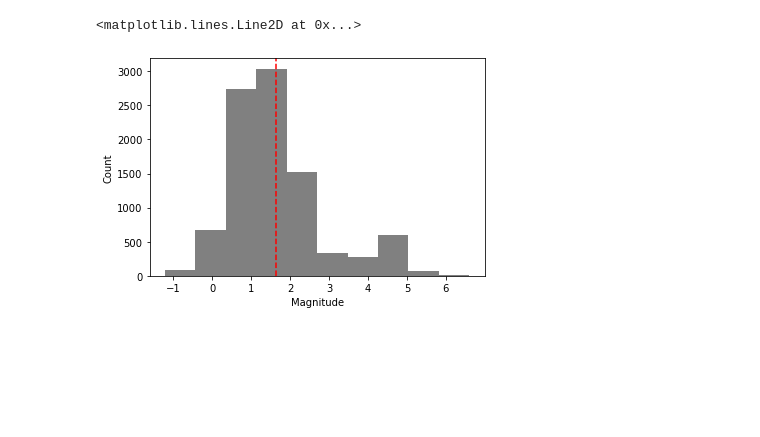
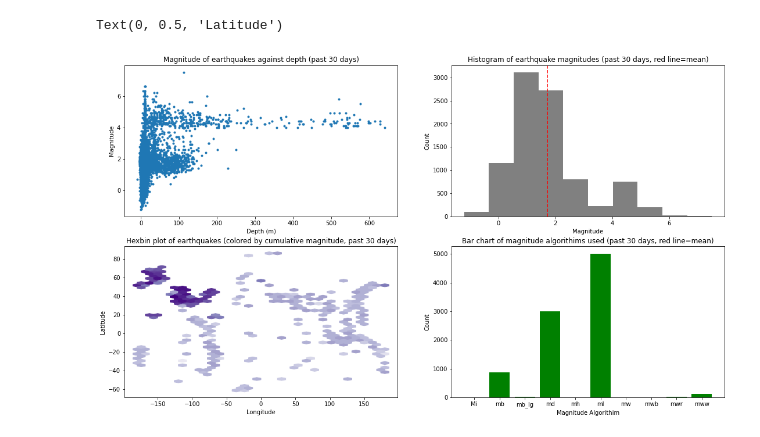
Before and after one commit to girons97/assignments, a Jupyter notebook: earthquakes_pandas/earthquakes_pandas.ipynb, the cells around one changed output. Saved outputs shown, nothing was run; the diff lists cells and outputs as text; code cells hidden in the pictures; blank space fills up the shorter version.

```diff
--- a/earthquakes_pandas/earthquakes_pandas.ipynb
+++ b/earthquakes_pandas/earthquakes_pandas.ipynb
@@ -98,8 +107,33 @@ Name: mag, dtype: float64
-# %%
-plt.hist(earthquakes['mag'], color='grey')
-plt.xlabel('Magnitude')
-plt.ylabel('Count')
-plt.axvline(earthquakes['mag'].mean(), ls='--', color='red')
-# %% [output]
-<matplotlib.lines.Line2D at 0x...>
-[figure, removed]
+# %%
+fig, axs = plt.subplots(2,2)
+fig.set_size_inches(18.5, 10.5)
+
+#Subplot 1 scatter graph of magnitude against depth
+axs[0, 0].scatter(earthquakes['depth'], earthquakes['mag'], marker='.')
+axs[0, 0].set_title('Magnitude of earthquakes against depth (past 30 days)')
+axs[0, 0].set_xlabel('Depth (m)')
+axs[0, 0].set_ylabel('Magnitude')
+
+#Subplot 2 histogram of magnitude
+axs[0, 1].hist(earthquakes['mag'], color='grey')
+axs[0, 1].set_title('Histogram of earthquake magnitudes (past 30 days, red line=mean)')
+axs[0, 1].set_xlabel('Magnitude')
+axs[0, 1].set_ylabel('Count')
+axs[0, 1].axvline(earthquakes['mag'].mean(), ls='--', color='red')
+
+#Subplot 3 bar chart of algorithims
+magtype_count = earthquakes.groupby(['magType']).size().reset_index()
+magtype_count.columns = ['Algorithim', 'Count']
+axs[1, 1].bar(magtype_count['Algorithim'], magtype_count['Count'], color='green')
+axs[1, 1].set_title('Bar chart of magnitude algorithims used (past 30 days, red line=mean)')
+axs[1, 1].set_xlabel('Magnitude Algorithim')
+axs[1, 1].set_ylabel('Count')
+
+#Subplot 4 hexagonal bin plot
+axs[1, 0].hexbin(earthquakes['longitude'], earthquakes['latitude'], C=earthquakes['mag'], gridsize=(30,30), bins=20, cmap=plt.cm.Purples_r)
+axs[1, 0].set_title('Hexbin plot of earthquakes (colored by cumulative magnitude, past 30 days)')
+axs[1, 0].set_xlabel('Longitude')
+axs[1, 0].set_ylabel('Latitude')
+# %% [output]
+Text(0, 0.5, 'Latitude')
+[figure, added]
```
Also changed, not shown: parts of 11 cells of this notebook.
